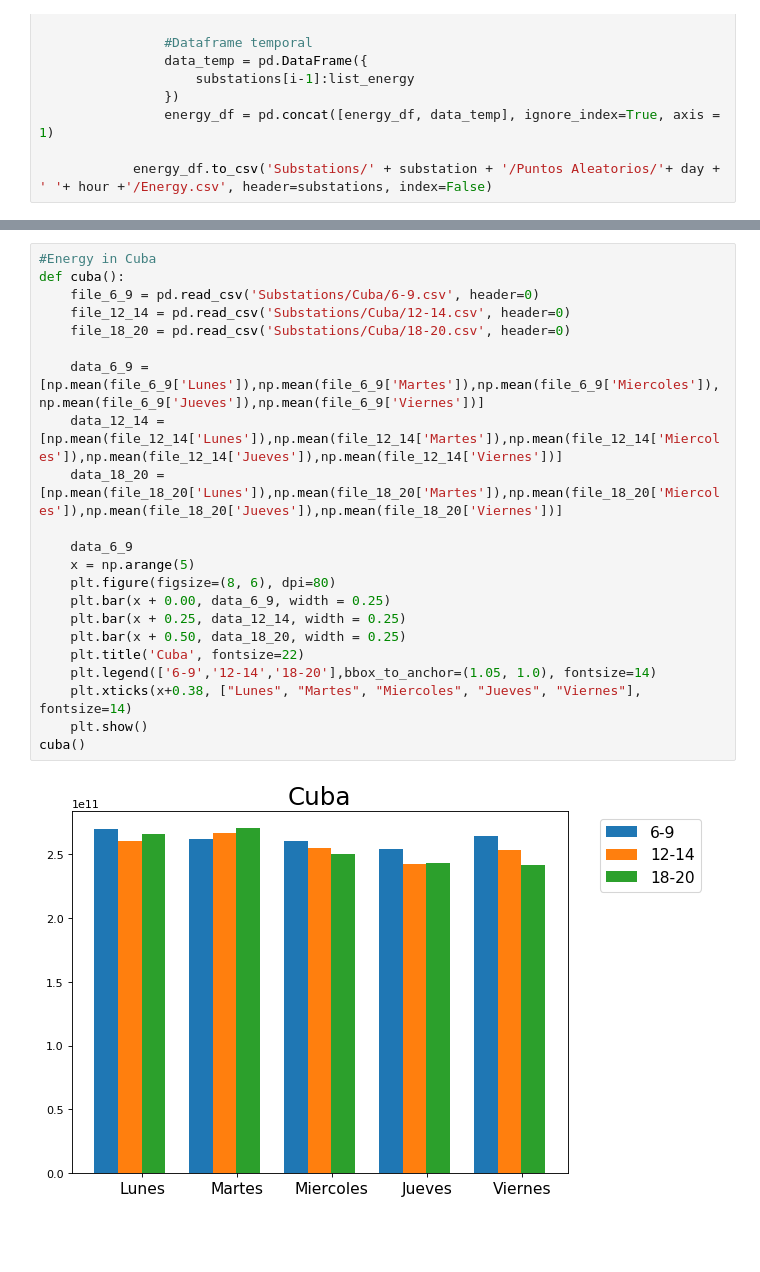
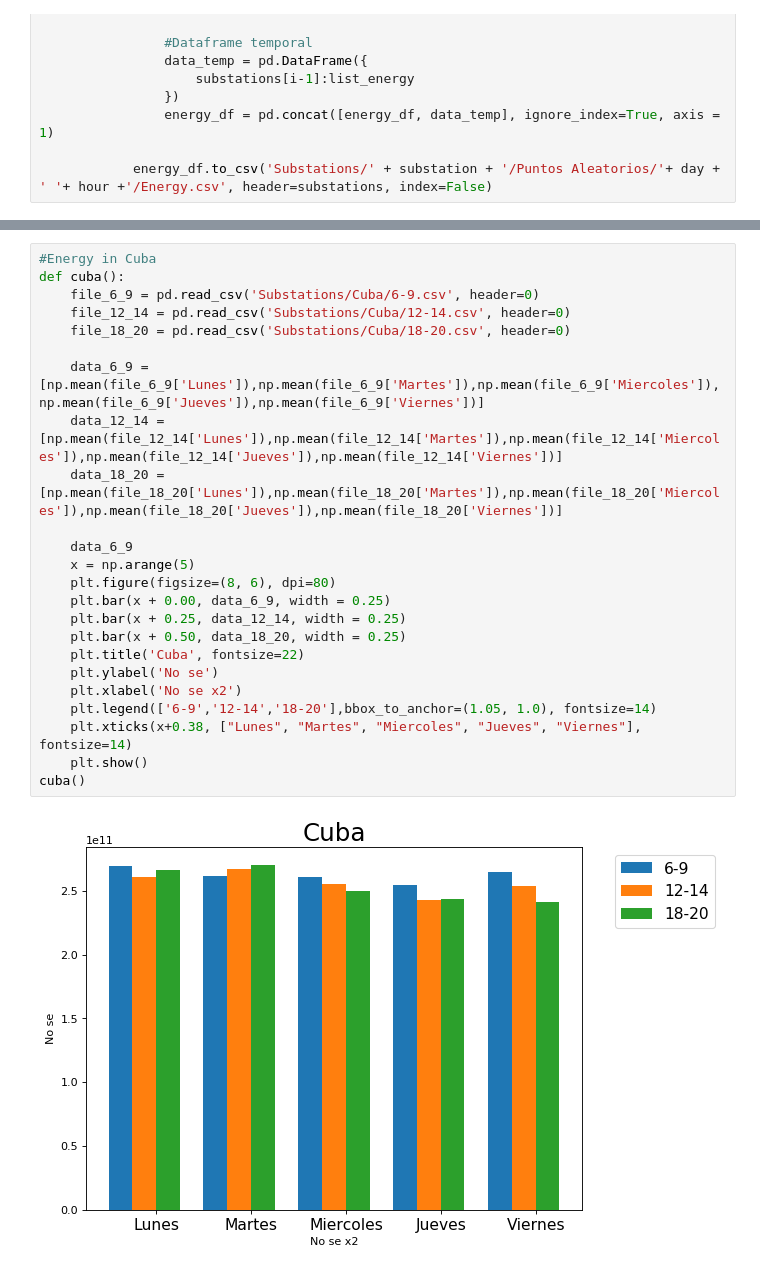
Before and after one commit to Nany262/MonteCarlo-Simulation, a Jupyter notebook: simulation-code-google.ipynb, the cells around one changed output, grey strips where cells are left out. Cells and saved outputs as stored; diff of their text form; blank space fills up the shorter version.

```diff
--- a/simulation-code-google.ipynb
+++ b/simulation-code-google.ipynb
@@ -291,27 +297,29 @@ ventorrillo()
 # %%
 #Energy in Cuba
 def cuba():
     file_6_9 = pd.read_csv('Substations/Cuba/6-9.csv', header=0)
     file_12_14 = pd.read_csv('Substations/Cuba/12-14.csv', header=0)
     file_18_20 = pd.read_csv('Substations/Cuba/18-20.csv', header=0)
 
     data_6_9 = [np.mean(file_6_9['Lunes']),np.mean(file_6_9['Martes']),np.mean(file_6_9['Miercoles']),np.mean(file_6_9['Jueves']),np.mean(file_6_9['Viernes'])]
     data_12_14 = [np.mean(file_12_14['Lunes']),np.mean(file_12_14['Martes']),np.mean(file_12_14['Miercoles']),np.mean(file_12_14['Jueves']),np.mean(file_12_14['Viernes'])]
     data_18_20 = [np.mean(file_18_20['Lunes']),np.mean(file_18_20['Martes']),np.mean(file_18_20['Miercoles']),np.mean(file_18_20['Jueves']),np.mean(file_18_20['Viernes'])]
 
     data_6_9
     x = np.arange(5)
     plt.figure(figsize=(8, 6), dpi=80)
     plt.bar(x + 0.00, data_6_9, width = 0.25)
     plt.bar(x + 0.25, data_12_14, width = 0.25)
     plt.bar(x + 0.50, data_18_20, width = 0.25)
     plt.title('Cuba', fontsize=22)
+    plt.ylabel('No se')
+    plt.xlabel('No se x2')
     plt.legend(['6-9','12-14','18-20'],bbox_to_anchor=(1.05, 1.0), fontsize=14)
     plt.xticks(x+0.38, ["Lunes", "Martes", "Miercoles", "Jueves", "Viernes"], fontsize=14)
     plt.show()
 cuba()
 # %% [output]
-[figure, old version]
+[figure, new version]
 # %%
 #Energy in Naranjito
 def naranjito():
```
Also changed, not shown: parts of 4 cells of this notebook, 1 other file.
